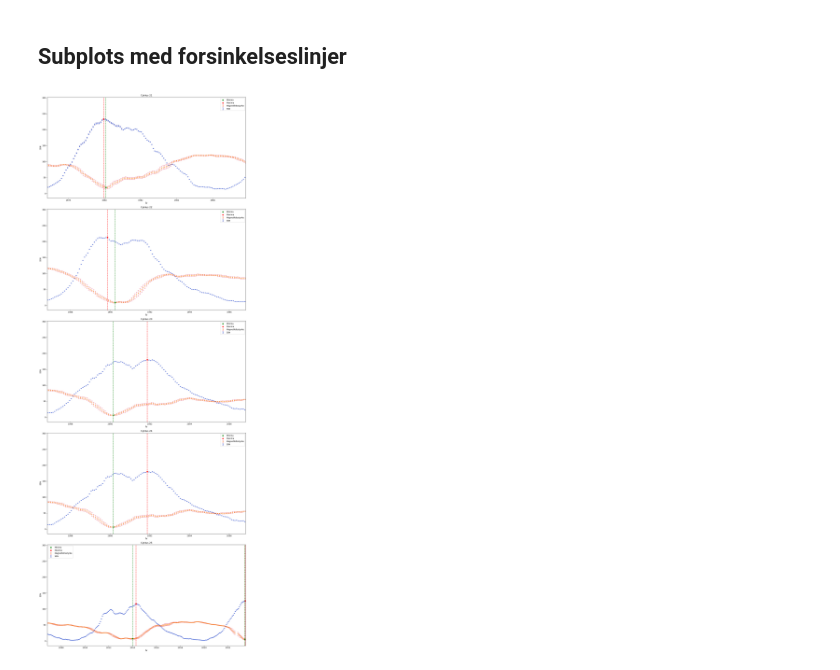
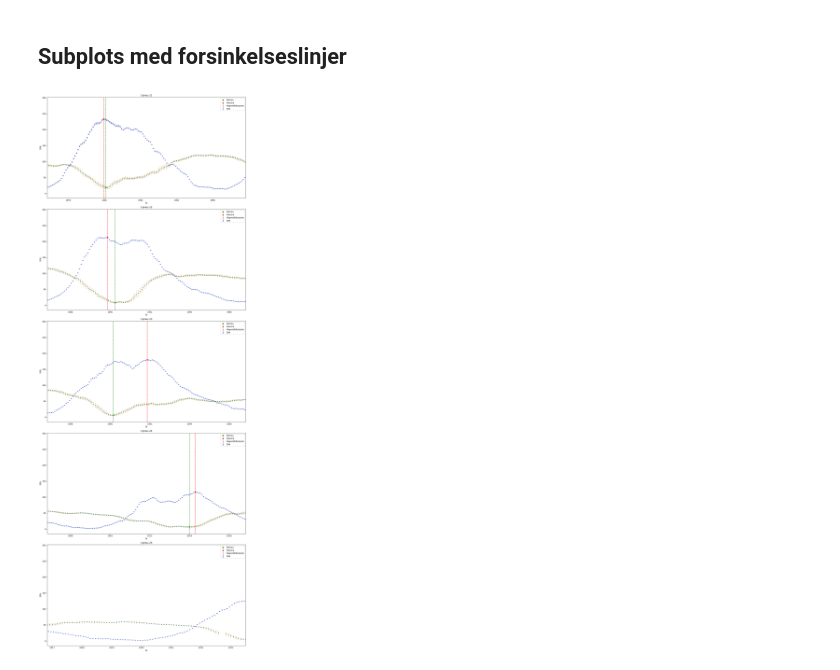
Before and after one commit to Focus9752/Solpletter_projekt, a Jupyter notebook: Magnus carlsen/hysterese/hysterese.ipynb, the cells around one changed output. Drawn from its saved outputs; the diff is of its cells as text; code cells hidden in the pictures.

```diff
--- a/Magnus carlsen/hysterese/hysterese.ipynb
+++ b/Magnus carlsen/hysterese/hysterese.ipynb
@@ -440,3 +440,7 @@ plt.xlim(np.min(wso_date_fraction_arr) - 1, np.max(wso_date_fraction_arr) + 1)
 plt.show()
 # %% [output]
 [figure]
+# %%
+# Fjern cyklus 25
+wso_minima.pop(-1)
+sunspot_number_maxima.pop(-1)
@@ -514,8 +519,8 @@ Den gennemsnitlige tidsforskel er 0.30 år
 interval1 = (np.min(wso_smoothed_date_arr), np.min(wso_smoothed_date_arr) + 11)
 interval2 = (np.min(wso_smoothed_date_arr) + 10, np.min(wso_smoothed_date_arr) + 20)
 interval3 = (np.min(wso_smoothed_date_arr) + 20, np.min(wso_smoothed_date_arr) + 30)
-interval4 = (np.min(wso_smoothed_date_arr) + 20, np.min(wso_smoothed_date_arr) + 30)
-interval5 = (np.min(wso_smoothed_date_arr) + 30, np.max(wso_smoothed_date_arr))
+interval4 = (np.min(wso_smoothed_date_arr) + 30, np.min(wso_smoothed_date_arr) + 40)
+interval5 = (np.min(wso_smoothed_date_arr) + 40, np.max(wso_smoothed_date_arr))
 
 # Create figure with four subplots
 fig, axs = plt.subplots(5, 1, figsize=(15, 40))
@@ -523,31 +528,31 @@ fig, axs = plt.subplots(5, 1, figsize=(15, 40))
 # List of intervals and axes for easy iteration
 intervals = [interval1, interval2, interval3, interval4, interval5]
 i = 21
 for ax, interval in zip(axs, intervals):
     # Plot data
     ax.errorbar(wso_smoothed_date_arr, wso_smoothed_magnetic_field_arr, label="Magnetfeltsstyrke", fmt='.', yerr=wso_smoothed_uncert_arr, ecolor=color_WSO_uncert, c=color_WSO, elinewidth=0.5, capsize=3,  zorder=0)
     ax.errorbar(SSN_date_fraction_arr, SSN_arr, label="SSN", yerr=SSN_uncert_arr, fmt='.', ecolor=color_SSN_uncert, c=color_SSN, elinewidth=0.5, capsize=3,  zorder=0)
 
     ax.scatter([elem[0] for elem in wso_minima], [elem[1] for elem in wso_minima], color='green', label="Minima")
     ax.scatter([elem[0] for elem in sunspot_number_maxima], [elem[1] for elem in sunspot_number_maxima], color='red', label="Maxima")
 
     # Plot vertical lines for minima and maxima
     for elem in wso_minima:
         ax.axvline(x=elem[0], color='green', linestyle='--')
     for elem in sunspot_number_maxima:
         ax.axvline(x=elem[0], color='red', linestyle='--')
 
     ax.set_xlabel("År")
     ax.set_ylabel("SSN")
     ax.set_title(f"Cyklus {i}")
     ax.legend()
 
     # Only show the area with magnetic field data
     ax.set_xlim(interval)
 
     i += 1
 
 plt.tight_layout()
 plt.show()
 # %% [output]
-[figure, old version]
+[figure, new version]
```
Also changed, not shown: parts of 3 cells of this notebook, 5 other files.
